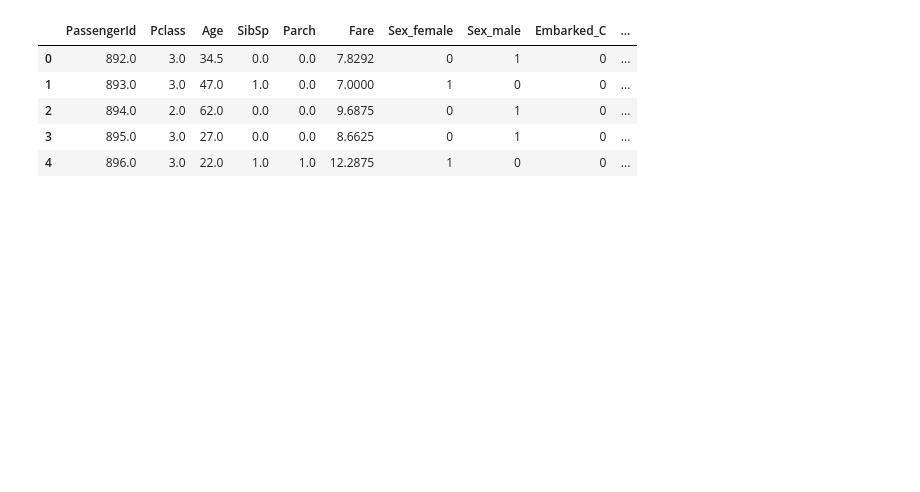
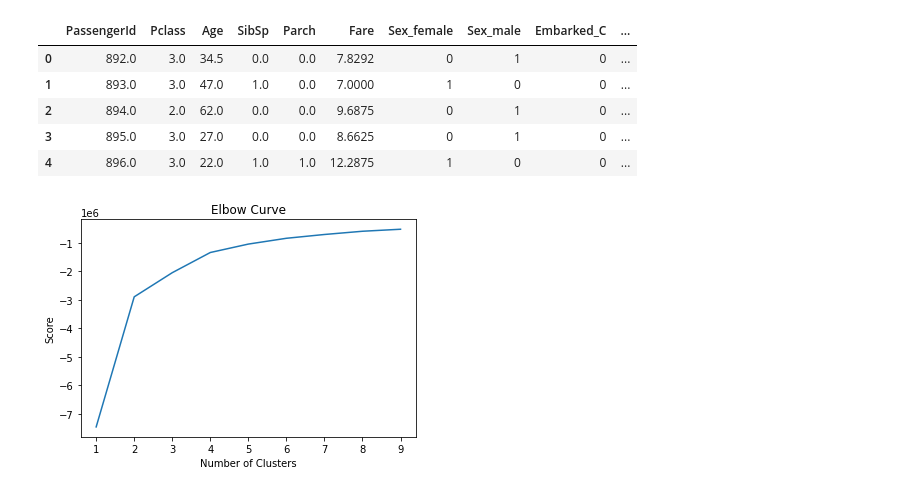
Before and after one commit to EduardoMoraesRitter/Titanic-Machine-Learning-from-Disaster, a Jupyter notebook: clusterizacao_kmean_titanic.ipynb, the cells around one changed output. Cells and saved outputs as stored; diff of their text form; code cells hidden in the pictures; blank space fills up the shorter version.

```diff
--- a/clusterizacao_kmean_titanic.ipynb
+++ b/clusterizacao_kmean_titanic.ipynb
@@ -83,6 +143,19 @@ train.head()
 | 2 | 894.0 | 2.0 | 62.0 | 0.0 | 0.0 | 9.6875 | 0 | 1 | 0 | ... |
 | 3 | 895.0 | 3.0 | 27.0 | 0.0 | 0.0 | 8.6625 | 0 | 1 | 0 | ... |
 | 4 | 896.0 | 3.0 | 22.0 | 1.0 | 1.0 | 12.2875 | 1 | 0 | 0 | ... |
+# %%
+Nc = range(1, 10)
+kmeans = [KMeans(n_clusters=i) for i in Nc]
+kmeans
+score = [kmeans[i].fit(train).score(train) for i in range(len(kmeans))]
+score
+pl.plot(Nc,score)
+pl.xlabel('Number of Clusters')
+pl.ylabel('Score')
+pl.title('Elbow Curve')
+pl.show()
+# %% [output]
+[figure, added]
 # %%
 from sklearn.feature_extraction.text import TfidfVectorizer
 from sklearn.cluster import KMeans
```
Also changed, not shown: parts of 13 cells of this notebook.
